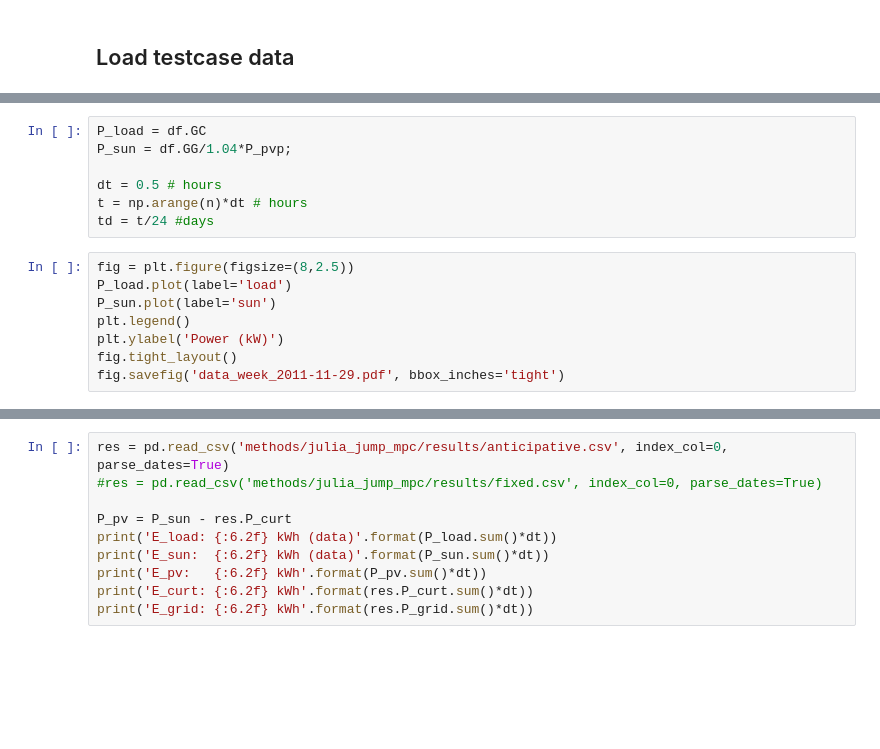
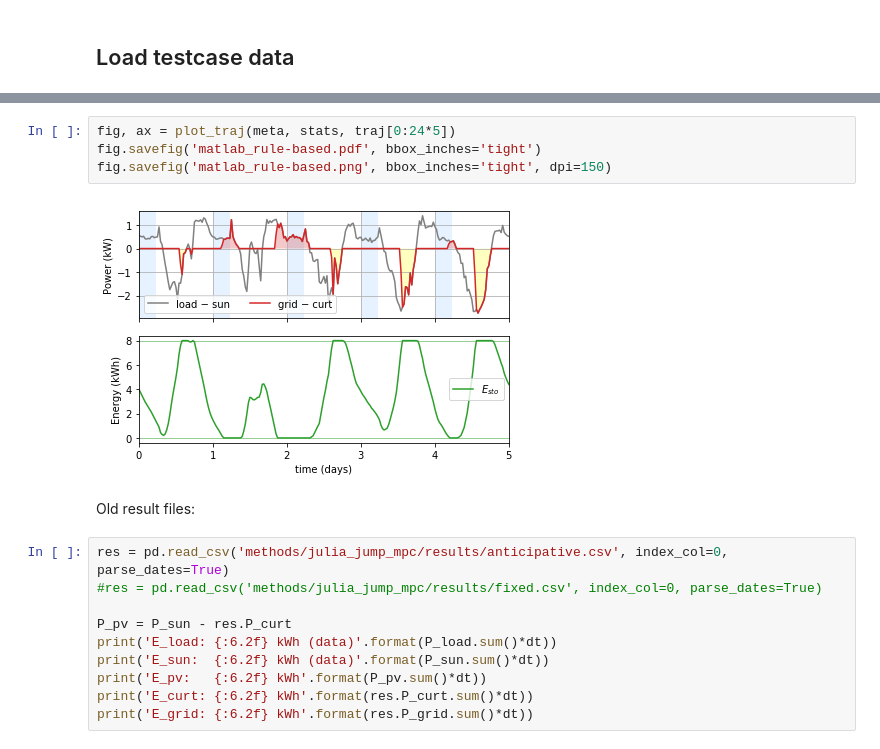
Before and after one commit to pierre-haessig/solarhome-control-bench, a Jupyter notebook: comparison/Comparison.ipynb, the cells around one changed output, grey strips where cells are left out. Cells and saved outputs as stored; diff of their text form; blank space fills up the shorter version.

```diff
--- a/comparison/Comparison.ipynb
+++ b/comparison/Comparison.ipynb
@@ -41,15 +99,0 @@ df.tail(2)
-# %%
-P_load = df.GC
-P_sun = df.GG/1.04*P_pvp;
-
-dt = 0.5 # hours
-t = np.arange(n)*dt # hours
-td = t/24 #days
-# %%
-fig = plt.figure(figsize=(8,2.5))
-P_load.plot(label='load')
-P_sun.plot(label='sun')
-plt.legend()
-plt.ylabel('Power (kW)')
-fig.tight_layout()
-fig.savefig('data_week_2011-11-29.pdf', bbox_inches='tight')
@@ -62,3 +152,11 @@ fig.savefig('data_week_2011-11-29.pdf', bbox_inches='tight')
+# %%
+fig, ax = plot_traj(meta, stats, traj[0:24*5])
+fig.savefig('matlab_rule-based.pdf', bbox_inches='tight')
+fig.savefig('matlab_rule-based.png', bbox_inches='tight', dpi=150)
+# %% [output]
+[figure, added]
+# %% [markdown]
+Old result files:
 # %%
 res = pd.read_csv('methods/julia_jump_mpc/results/anticipative.csv', index_col=0, parse_dates=True)
 #res = pd.read_csv('methods/julia_jump_mpc/results/fixed.csv', index_col=0, parse_dates=True)
```
Also changed, not shown: parts of 22 cells of this notebook, 6 other files.
